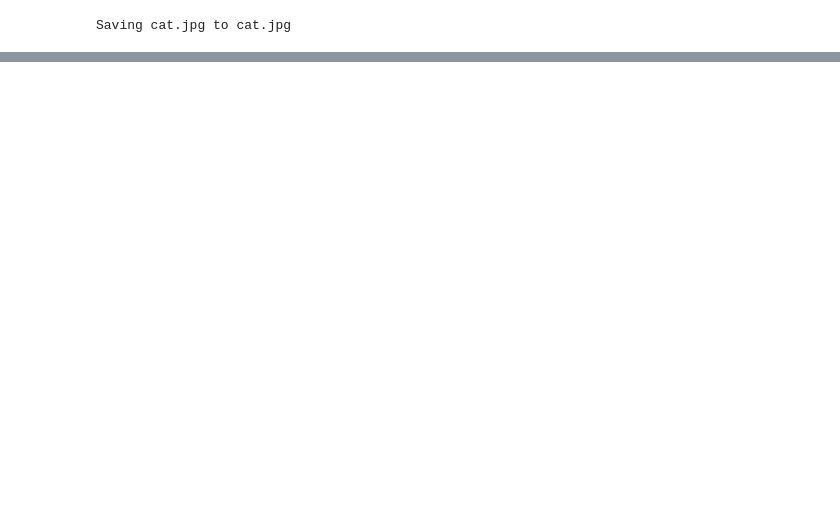
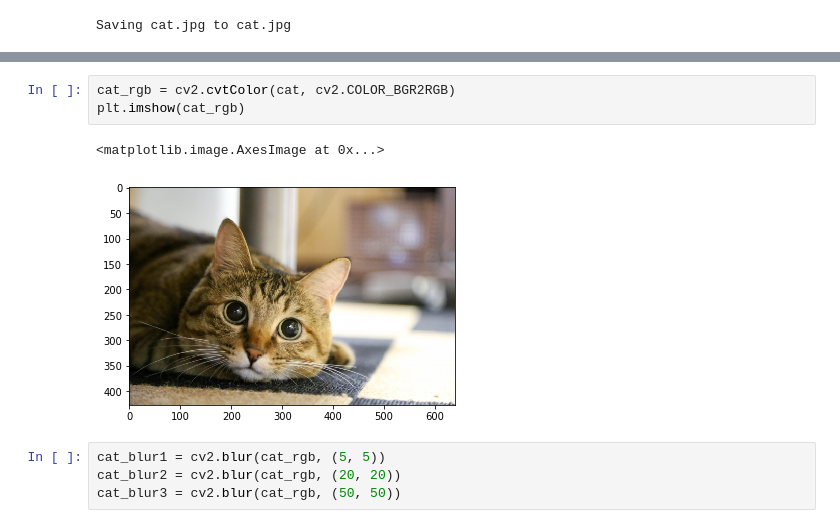
Before and after one commit to naomori/codexa_ImageRecognitionForBeginner, a Jupyter notebook: Chapter3_3.ipynb, the cells around one changed output, grey strips where cells are left out. Drawn from its saved outputs; the diff is of its cells as text; blank space fills up the shorter version.

```diff
--- a/Chapter3_3.ipynb
+++ b/Chapter3_3.ipynb
@@ -101,0 +153,10 @@ cat.shape
+# %%
+cat_rgb = cv2.cvtColor(cat, cv2.COLOR_BGR2RGB)
+plt.imshow(cat_rgb)
+# %% [output]
+<matplotlib.image.AxesImage at 0x...>
+[figure, added]
+# %%
+cat_blur1 = cv2.blur(cat_rgb, (5, 5))
+cat_blur2 = cv2.blur(cat_rgb, (20, 20))
+cat_blur3 = cv2.blur(cat_rgb, (50, 50))
```
Also changed, not shown: parts of 20 cells of this notebook.
